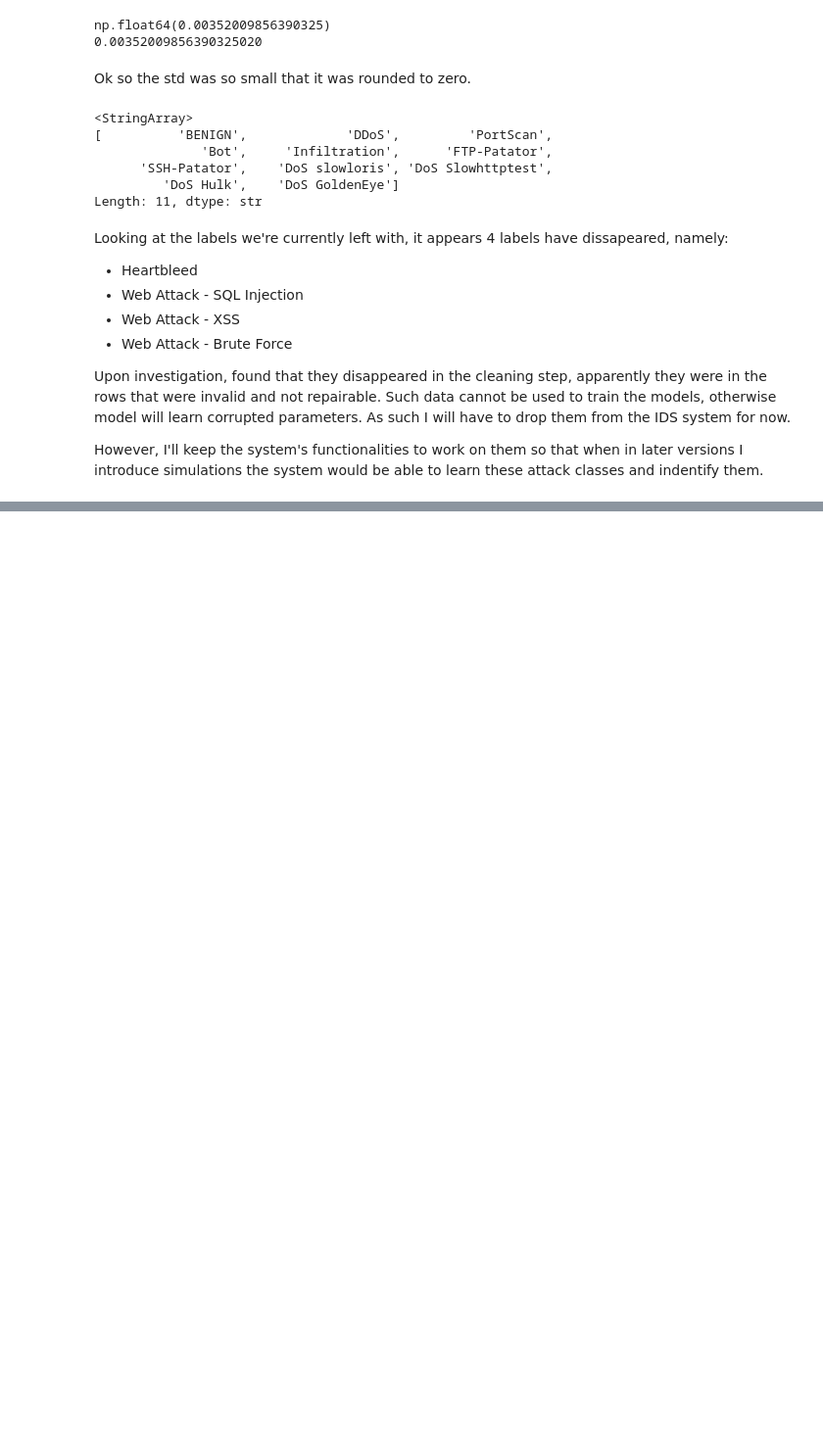
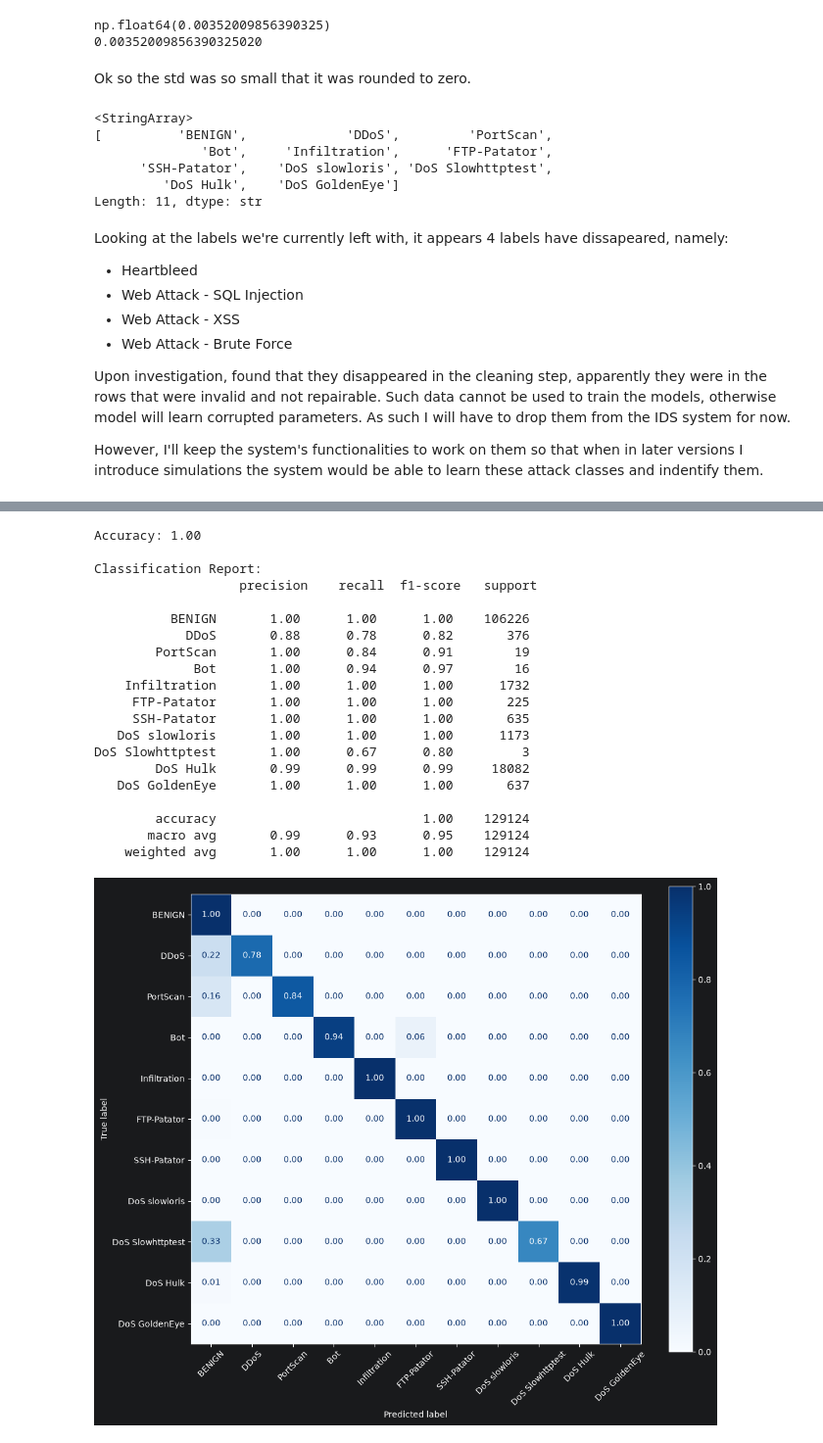
Before and after one commit to CoderHarshDew/Harsh_Dewangan_PBEL_3.0, a Jupyter notebook: notebooks/exploratory_data_analysis.ipynb, the cells around one changed output, grey strips where cells are left out. Shown at 98% size. Saved outputs shown, nothing was run; the diff lists cells and outputs as text; code cells hidden in the pictures; blank space fills up the shorter version.

Commit message:
Random Forest Implementation

```diff
--- a/notebooks/exploratory_data_analysis.ipynb
+++ b/notebooks/exploratory_data_analysis.ipynb
@@ -695,3 +698,27 @@ However, I'll keep the system's functionalities to work on them so that when in
 # %%
 model_path = Path('../out/models/')
 model_path.mkdir(exist_ok=True, parents=True)
+# %%
+cols_to_drop = [ #Only columns that are currently in the df are listed here
+    'Bwd PSH Flags',
+    'Bwd URG Flags',
+    'Fwd Avg Bytes/Bulk',
+    'Fwd Avg Packets/Bulk',
+    'Fwd Avg Bulk Rate',
+    'Bwd Avg Bytes/Bulk',
+    'Bwd Avg Packets/Bulk',
+    'Bwd Avg Bulk Rate',
+    'Pkt Size Ratio' #Column introduced for investigation
+]
+
+df.drop(columns=cols_to_drop, inplace=True)
+# %%
+label_encoder = LabelEncoder()
+
+y = label_encoder.fit_transform(df["Label"])
+x = df.drop(columns='Label')
+
+x_train, x_test, y_train, y_test = train_test_split(x, y, test_size=0.2, random_state=42, stratify=y)
+# %%
+model = RandomForest()
+model.fit(x_train, y_train)
@@ -697,0 +755,38 @@ model_path.mkdir(exist_ok=True, parents=True)
+# %%
+y_pred = model.predict(x_test)
+labels = df['Label'].values.unique()
+accuracy = accuracy_score(y_test, y_pred)
+classification_rep = classification_report(y_test, y_pred, target_names=labels)
+cm = confusion_matrix(y_test, y_pred, normalize='true')
+
+fig, ax = plt.subplots(figsize=(12, 10))
+
+disp = ConfusionMatrixDisplay(confusion_matrix=cm, display_labels=labels)
+disp.plot(cmap=plt.cm.Blues, ax=ax, values_format='.2f', xticks_rotation=45)
+
+print(f"Accuracy: {accuracy:.2f}")
+print(f"\nClassification Report:\n {classification_rep}")
+plt.savefig(Path(plt_path, 'RF - ConfusionMatrix.png'))
+plt.show()
+# %% [output]
+Accuracy: 1.00
+
+Classification Report:
+                   precision    recall  f1-score   support
+
+          BENIGN       1.00      1.00      1.00    106226
+            DDoS       0.88      0.78      0.82       376
+        PortScan       1.00      0.84      0.91        19
+             Bot       1.00      0.94      0.97        16
+    Infiltration       1.00      1.00      1.00      1732
+     FTP-Patator       1.00      1.00      1.00       225
+     SSH-Patator       1.00      1.00      1.00       635
+   DoS slowloris       1.00      1.00      1.00      1173
+DoS Slowhttptest       1.00      0.67      0.80         3
+        DoS Hulk       0.99      0.99      0.99     18082
+   DoS GoldenEye       1.00      1.00      1.00       637
+
+        accuracy                           1.00    129124
+       macro avg       0.99      0.93      0.95    129124
+    weighted avg       1.00      1.00      1.00    129124
+[figure, added]
```
Also changed, not shown: parts of 5 cells of this notebook, 3 other files.
